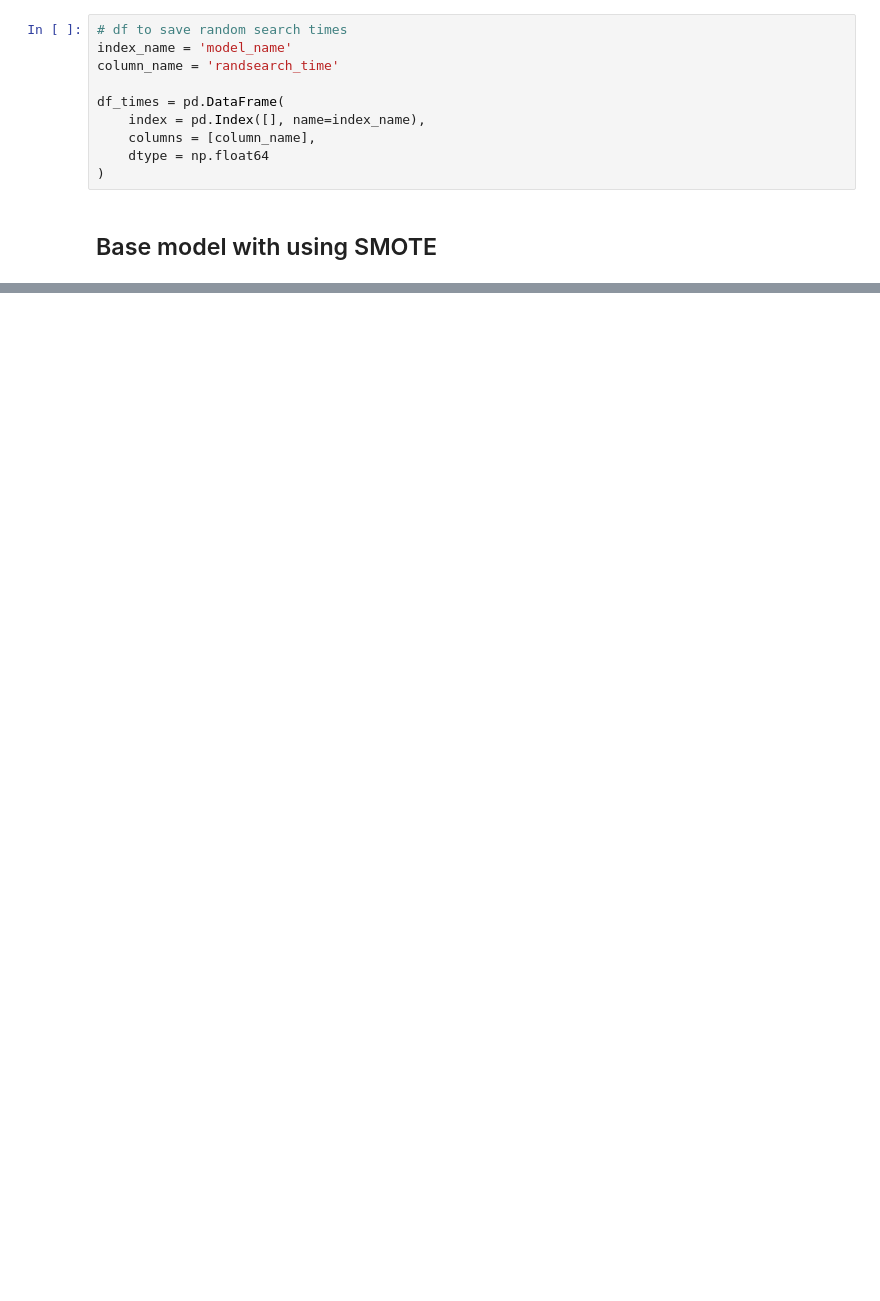
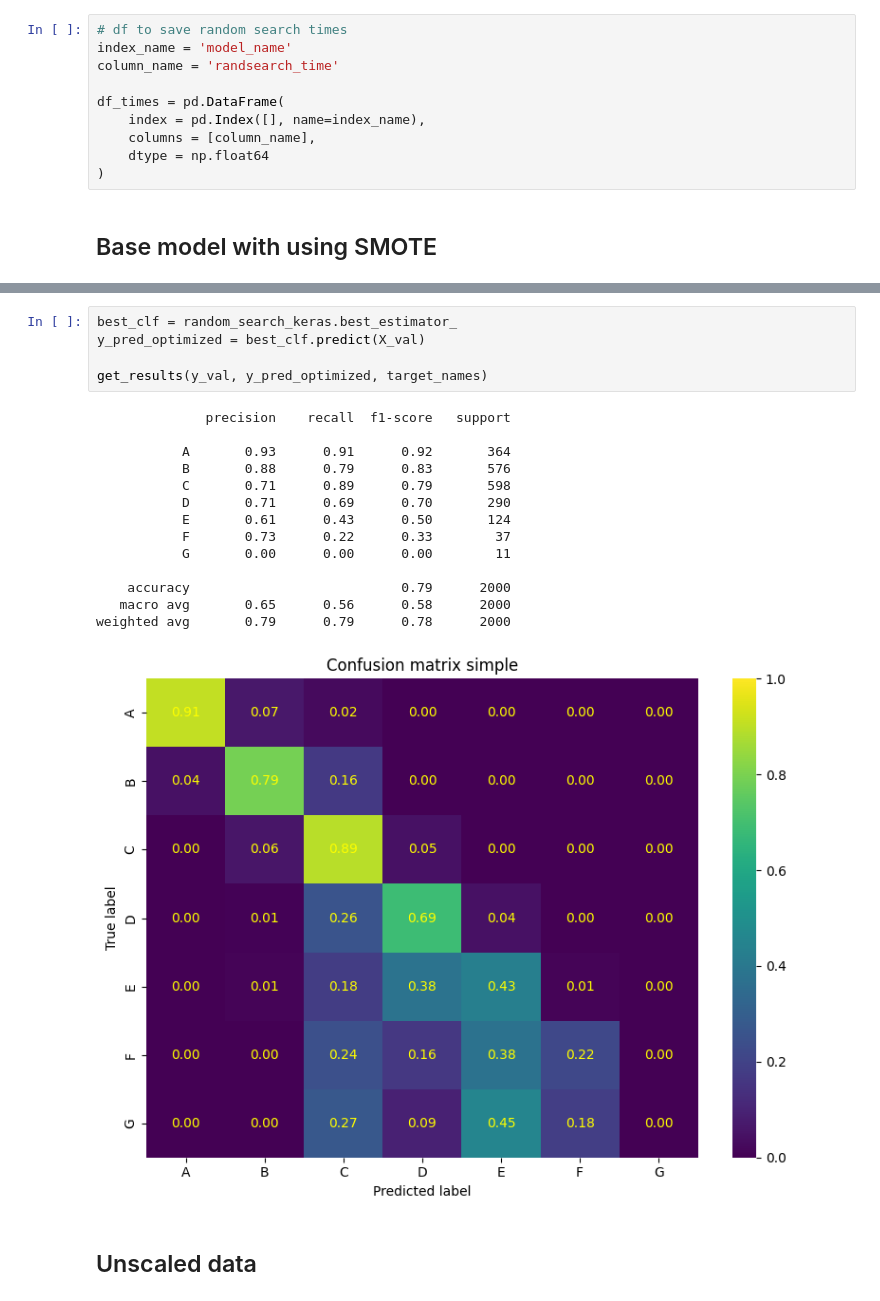
Before and after one commit to tpeter002/machinelearning-tuw, a Jupyter notebook: EX1/loan/model_loan_mlp.ipynb, the cells around one changed output, grey strips where cells are left out. Saved outputs shown, nothing was run; the diff lists cells and outputs as text; blank space fills up the shorter version.

```diff
--- a/EX1/loan/model_loan_mlp.ipynb
+++ b/EX1/loan/model_loan_mlp.ipynb
@@ -90,0 +351,22 @@ ValueError: Invalid dtype: object
+# %%
+best_clf = random_search_keras.best_estimator_
+y_pred_optimized = best_clf.predict(X_val)
+
+get_results(y_val, y_pred_optimized, target_names)
+# %% [output]
+              precision    recall  f1-score   support
+
+           A       0.93      0.91      0.92       364
+           B       0.88      0.79      0.83       576
+           C       0.71      0.89      0.79       598
+           D       0.71      0.69      0.70       290
+           E       0.61      0.43      0.50       124
+           F       0.73      0.22      0.33        37
+           G       0.00      0.00      0.00        11
+
+    accuracy                           0.79      2000
+   macro avg       0.65      0.56      0.58      2000
+weighted avg       0.79      0.79      0.78      2000
+[figure, added]
+# %% [markdown]
+## Unscaled data
```
Also changed, not shown: parts of 16 cells of this notebook, 5 other files.
